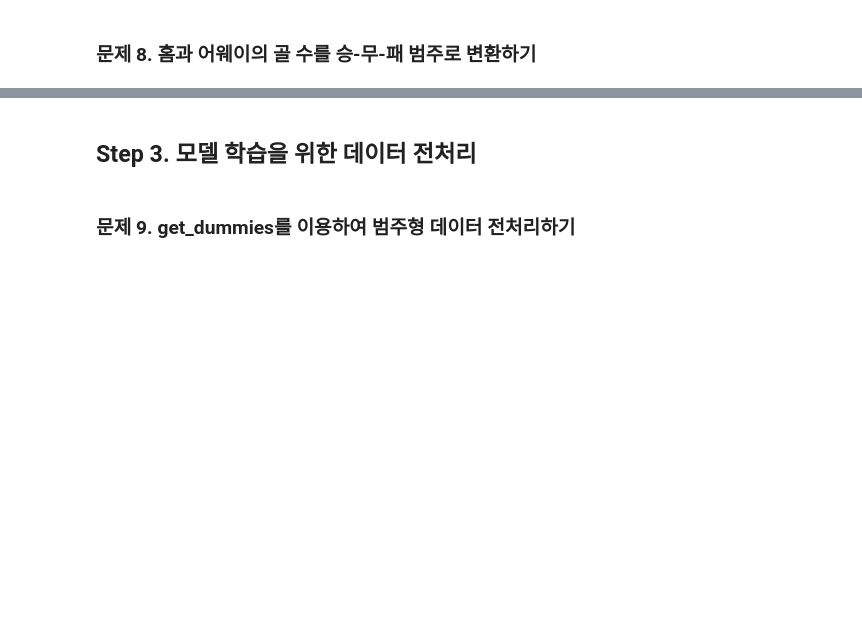
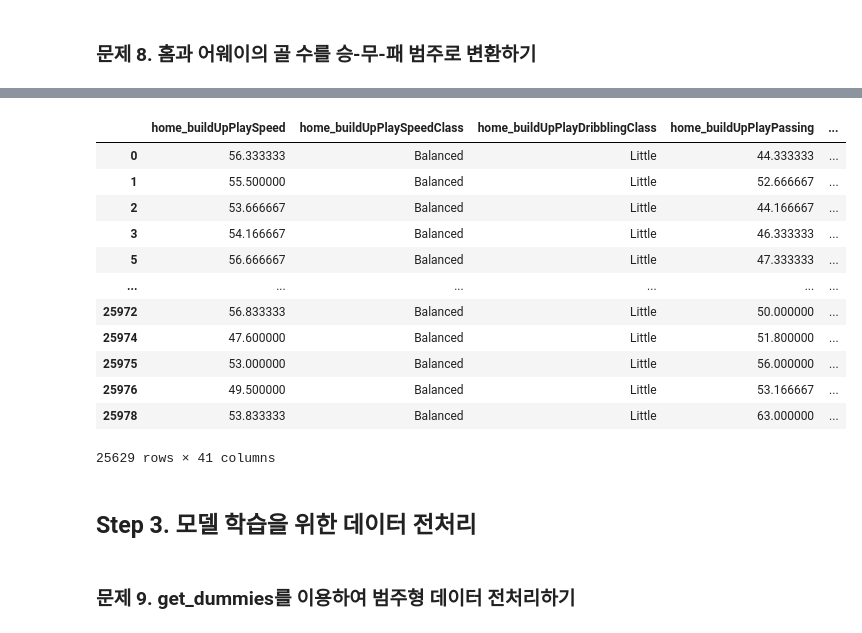
Before and after one commit to puddingHong/Fastcampus, a Jupyter notebook: 유럽 축구 데이터 분석.ipynb, the cells around one changed output, grey strips where cells are left out. Cells and saved outputs as stored; diff of their text form; code cells hidden in the pictures; blank space fills up the shorter version.

```diff
--- a/유럽 축구 데이터 분석.ipynb
+++ b/유럽 축구 데이터 분석.ipynb
@@ -435,0 +503,2 @@ for team in ['home_team_', 'away_team_'] :
+# %%
+df.dropna(inplace = True)
@@ -436,8 +526,2 @@ for team in ['home_team_', 'away_team_'] :
 # %% [markdown]
 ### 문제 8. 홈과 어웨이의 골 수를 승-무-패 범주로 변환하기
-# %%
-# 홈과 어웨이의 골 수를 범주형 데이터로 변환하기 (0: 홈팀 승, 1: 무승부, 2: 어웨이팀 승)
-
-
-
-df['matchResult'] =
@@ -443,0 +530,4 @@ df['matchResult'] =
+# %%
+# df에서 home_team_goal과 away_team_goal을 비교하여 승패 확인
+# home_team_goal과 away_team_goal만 잘라내어 새 컬럼 생성
+df['matchResult'] =  df[['home_team_goal',  'away_team_goal']].aggregate(lambda x : 0 if  x[0] > x[1] else 1 if x[0] == x[1] else 2, axis =1)
@@ -444,3 +549,22 @@ df['matchResult'] =
+# %%
+# 사용하지 않을 컬럼 drop
+df.drop(['home_team_goal', 'away_team_goal'], axis = 1, inplace = True)
+# %%
+df
+# %% [output]
+|  | home_buildUpPlaySpeed | home_buildUpPlaySpeedClass | home_buildUpPlayDribblingClass | home_buildUpPlayPassing | ... |
+| 0 | 56.333333 | Balanced | Little | 44.333333 | ... |
+| 1 | 55.500000 | Balanced | Little | 52.666667 | ... |
+| 2 | 53.666667 | Balanced | Little | 44.166667 | ... |
+| 3 | 54.166667 | Balanced | Little | 46.333333 | ... |
+| 5 | 56.666667 | Balanced | Little | 47.333333 | ... |
+| ... | ... | ... | ... | ... | ... |
+| 25972 | 56.833333 | Balanced | Little | 50.000000 | ... |
+| 25974 | 47.600000 | Balanced | Little | 51.800000 | ... |
+| 25975 | 53.000000 | Balanced | Little | 56.000000 | ... |
+| 25976 | 49.500000 | Balanced | Little | 53.166667 | ... |
+| 25978 | 53.833333 | Balanced | Little | 63.000000 | ... |
+25629 rows × 41 columns
 # %% [markdown]
 ## Step 3. 모델 학습을 위한 데이터 전처리
 # %% [markdown]
```
Also changed, not shown: parts of 21 cells of this notebook.
